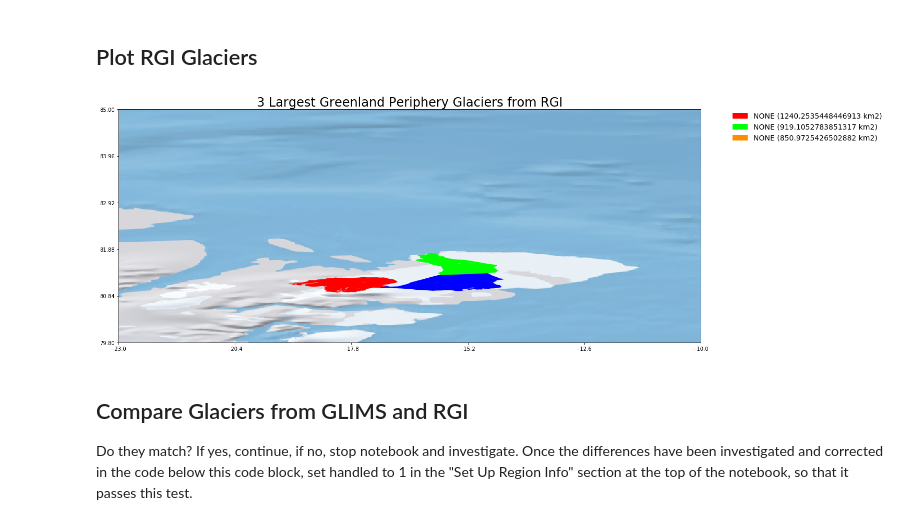
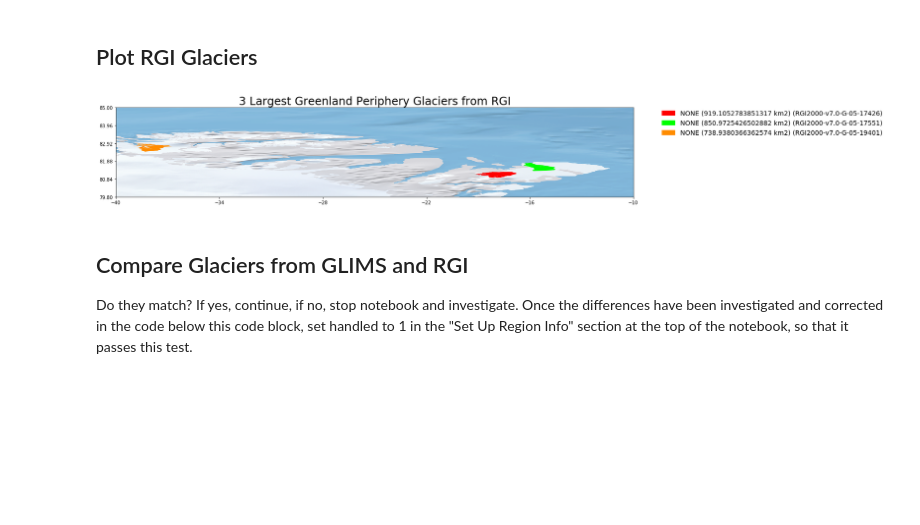
Before and after one commit to windnage/wgms-glacier-project, a Jupyter notebook: notebooks/7-analyze-region-5-greenland-periphery-V2.ipynb, the cells around one changed output. Saved outputs shown, nothing was run; the diff lists cells and outputs as text; code cells hidden in the pictures; blank space fills up the shorter version.

```diff
--- a/notebooks/7-analyze-region-5-greenland-periphery-V2.ipynb
+++ b/notebooks/7-analyze-region-5-greenland-periphery-V2.ipynb
@@ -336,6 +304,20 @@ ax.legend(handles=legend_patches,
          fontsize = 14,
          bbox_to_anchor=(1.05, 1), loc='upper left', borderaxespad=0.)
 
+showticks = 1
+if showticks == 1:
+    ax.set_axis_on()
+    # Create evenly spaced x-axis and y-axis tick marks
+    xtick1 = minx+((maxx-minx)/5*1)
+    xtick2 = minx+((maxx-minx)/5*2)
+    xtick3 = minx+((maxx-minx)/5*3)
+    xtick4 = minx+((maxx-minx)/5*4)
+    ytick1 = miny+((maxy-miny)/5*1)
+    ytick2 = miny+((maxy-miny)/5*2)
+    ytick3 = miny+((maxy-miny)/5*3)
+    ytick4 = miny+((maxy-miny)/5*4)
+    ax.set_xticks([minx, xtick1, xtick2, xtick3, xtick4, maxx])
+    ax.set_yticks([miny, ytick1, ytick2, ytick3, ytick4, maxy])
 plt.show()
 # %% [output]
 [figure]
@@ -344,9 +326,12 @@ plt.show()
 # %%
 # Plot 3 largest glaciers on natural earth from RGI
 legend_colors = ['red', 'lime', 'darkorange']
-legend_labels = [rgi_glaciers_df['Name'][0] + ' (' + str(rgi_glaciers_df['Area'][0]) + ' km2)',
-                 rgi_glaciers_df['Name'][1] + ' (' + str(rgi_glaciers_df['Area'][1]) + ' km2)',
-                 rgi_glaciers_df['Name'][2] + ' (' + str(rgi_glaciers_df['Area'][2]) + ' km2)']
+legend_labels = [rgi_glaciers_df['Name'][1] + ' (' + str(rgi_glaciers_df['Area'][1]) + ' km2)' \
+                 + ' (' + rgi_glaciers_df['RGIId'][1] + ')',
+                 rgi_glaciers_df['Name'][2] + ' (' + str(rgi_glaciers_df['Area'][2]) + ' km2)' \
+                 + ' (' + rgi_glaciers_df['RGIId'][2] + ')',
+                 rgi_glaciers_df['Name'][3] + ' (' + str(rgi_glaciers_df['Area'][3]) + ' km2)' \
+                 + ' (' + rgi_glaciers_df['RGIId'][3] + ')']
 legend_patches = [Patch(color=icolor, label=label)
                   for icolor, label in zip(legend_colors, legend_labels)]
 
@@ -362,7 +347,7 @@ if zoom == 1:
     # manually set bounds
     miny = 79.8
     maxy = 85
-    minx = -23
+    minx = -40
     maxx = -10
 ax.set_xlim(minx, maxx)
 ax.set_ylim(miny, maxy)
@@ -375,35 +360,35 @@ ep.plot_rgb(ne_raster,
 
 # Plot 3 largest glaciers from rgi dataframe. Skip the first since it's an ice cap
 rgi_glaciers_df.iloc[1:2].plot(ax=ax, color='red')
 rgi_glaciers_df.iloc[2:3].plot(ax=ax, color='lime')
 rgi_glaciers_df.iloc[3:4].plot(ax=ax, color='darkorange')
-rgi_glaciers_df.iloc[0:1].plot(ax=ax, color='blue')
+#rgi_glaciers_df.iloc[0:1].plot(ax=ax, color='blue')
 #rgi_glaciers_df.iloc[4:5].plot(ax=ax, color='green')
 ax.set_title('3 Largest ' + region_name + ' Glaciers from RGI', fontsize=24)
 # Plot legend
 ax.legend(handles=legend_patches,
          facecolor ="white",
          edgecolor = "white",
          fontsize = 14,
          bbox_to_anchor=(1.05, 1), loc='upper left', borderaxespad=0.)
 
 showticks = 1
 if showticks == 1:
     ax.set_axis_on()
     # Create evenly spaced x-axis and y-axis tick marks
     xtick1 = minx+((maxx-minx)/5*1)
     xtick2 = minx+((maxx-minx)/5*2)
     xtick3 = minx+((maxx-minx)/5*3)
     xtick4 = minx+((maxx-minx)/5*4)
     ytick1 = miny+((maxy-miny)/5*1)
     ytick2 = miny+((maxy-miny)/5*2)
     ytick3 = miny+((maxy-miny)/5*3)
     ytick4 = miny+((maxy-miny)/5*4)
     ax.set_xticks([minx, xtick1, xtick2, xtick3, xtick4, maxx])
     ax.set_yticks([miny, ytick1, ytick2, ytick3, ytick4, maxy])
 plt.show()
 # %% [output]
-[figure, old version]
+[figure, new version]
 # %% [markdown]
 ## Compare Glaciers from GLIMS and RGI
 Do they match? If yes, continue, if no, stop notebook and investigate. Once the differences have been investigated and corrected in the code below this code block, set handled to 1 in the "Set Up Region Info" section at the top of the notebook, so that it passes this test.
```
Also changed, not shown: parts of 9 cells of this notebook.
